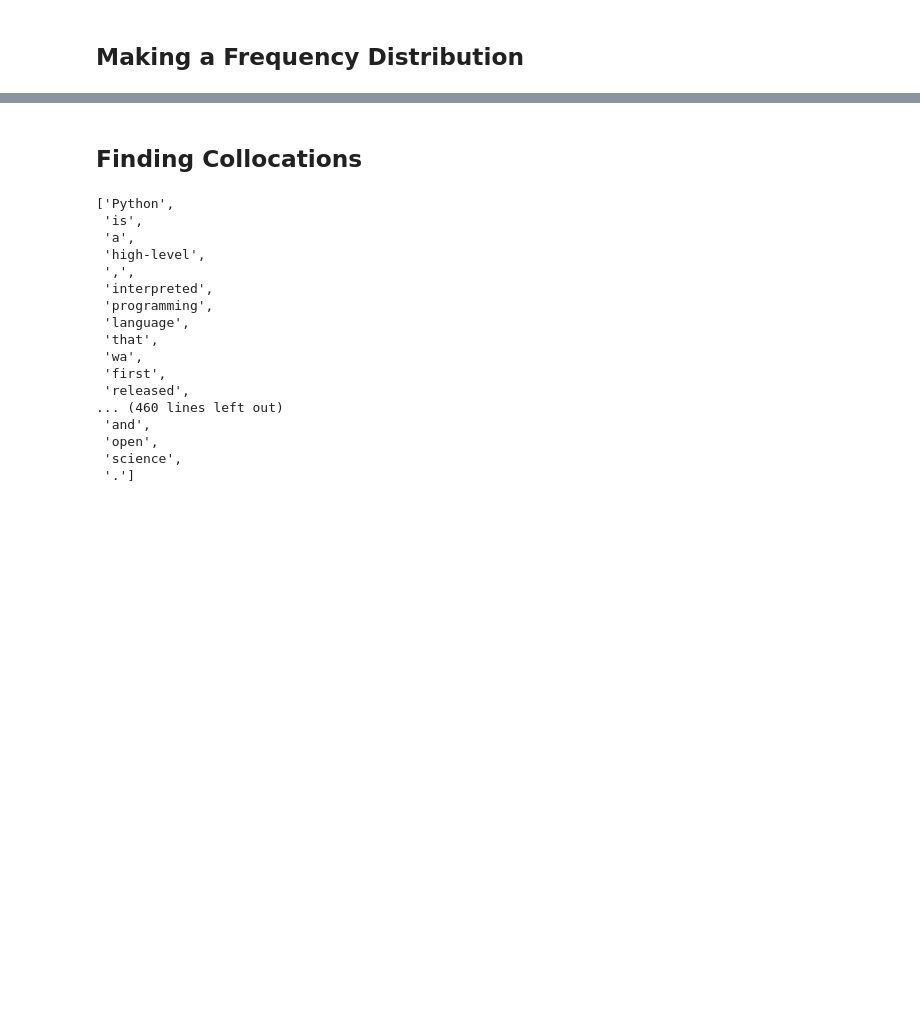
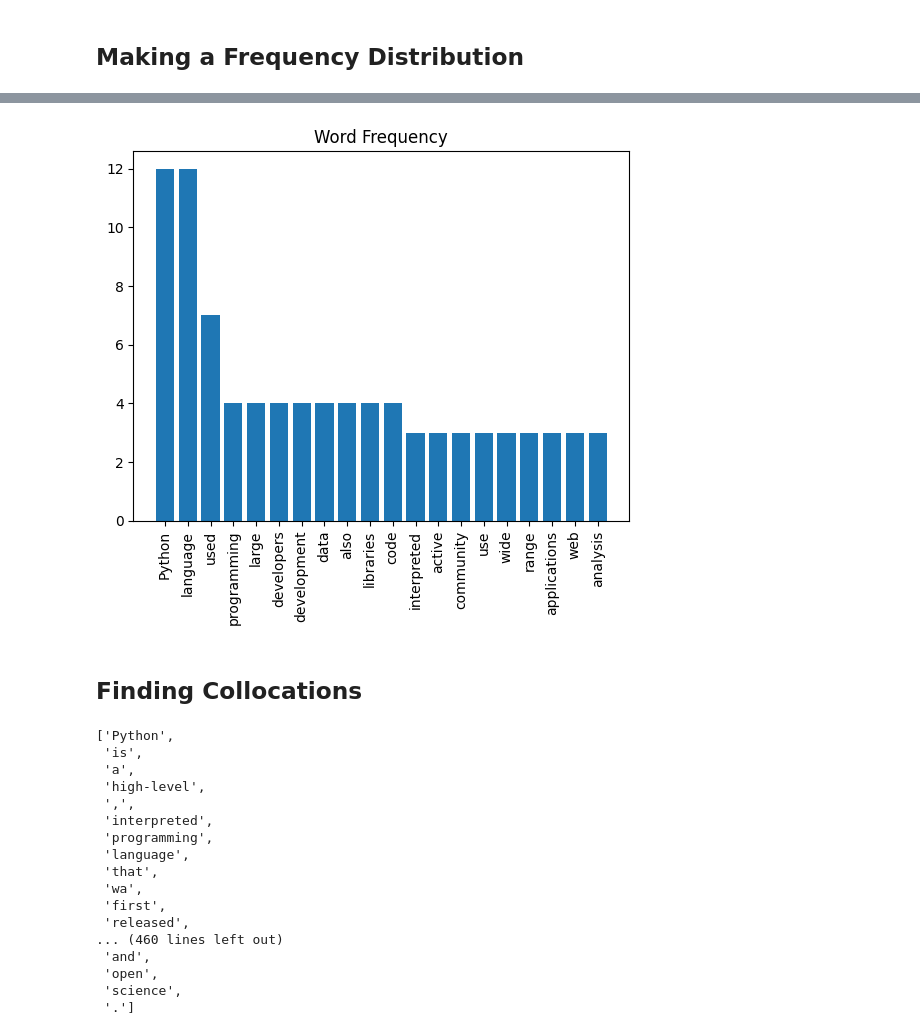
Before and after one commit to araobp/Learning-MarTech, a Jupyter notebook: NLP_basics.ipynb, the cells around one changed output, grey strips where cells are left out. Saved outputs shown, nothing was run; the diff lists cells and outputs as text; code cells hidden in the pictures; blank space fills up the shorter version.

```diff
--- a/NLP_basics.ipynb
+++ b/NLP_basics.ipynb
@@ -363,3 +393,16 @@ frequency_distribution.plot(8, cumulative=True)
+# %%
+d = sorted(frequency_distribution.items(), key=lambda item: item[1], reverse=True)
+# %%
+idx = [item[0] for item in d][:20]
+# %%
+values = [item[1] for item in d][:20]
+# %%
+plt.bar(idx, values)
+plt.xticks(rotation=90)
+plt.title('Word Frequency')
+plt.show()
+# %% [output]
+[figure, added]
 # %% [markdown]
 ## Finding Collocations
 # %%
```
Also changed, not shown: parts of 26 cells of this notebook.
